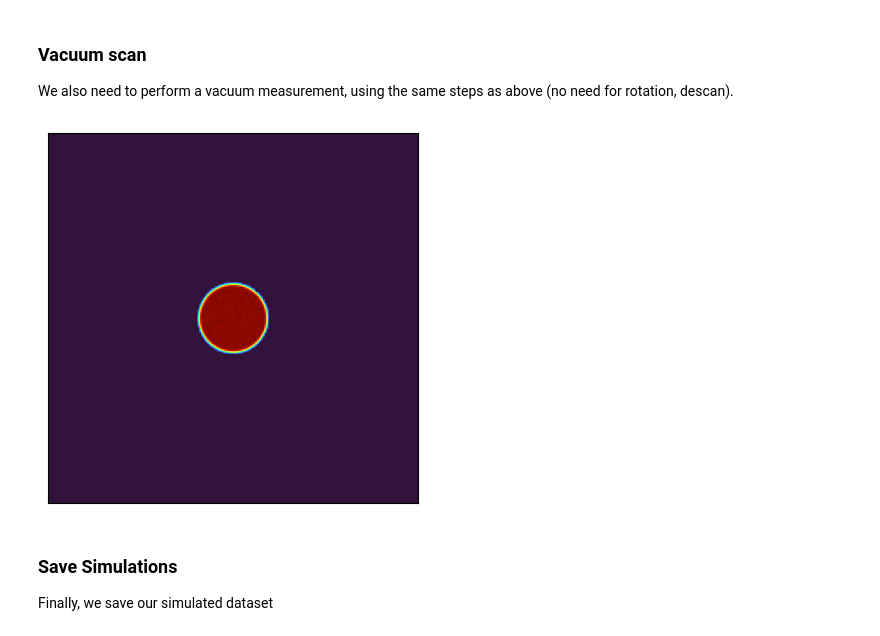
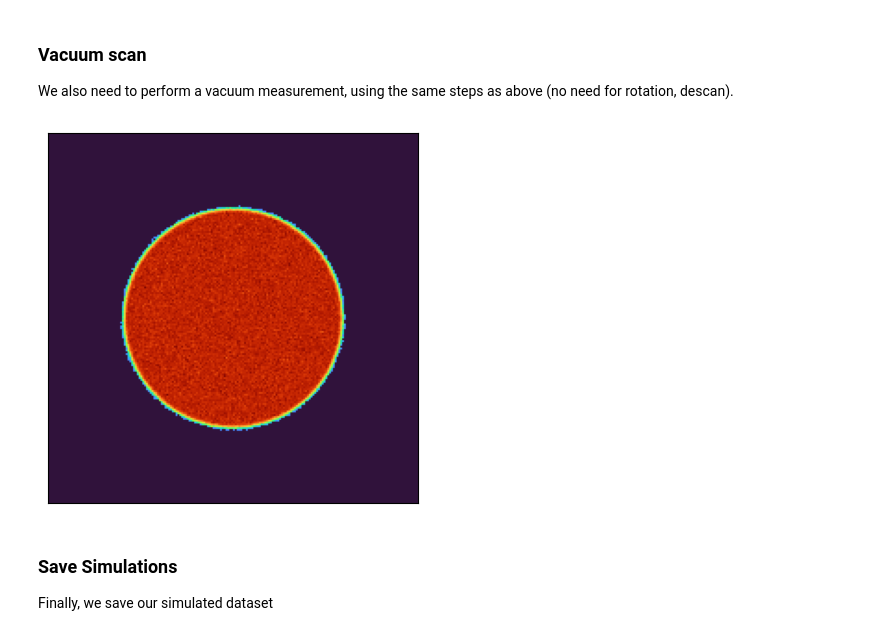
Before and after one commit to Wendywanw/py4DSTEM_tutorials, a Jupyter notebook: notebooks/ptychography_00.ipynb, the cells around one changed output. Cells and saved outputs as stored; diff of their text form; code cells hidden in the pictures.

Commit message:
images upload

```diff
--- a/notebooks/ptychography_00.ipynb
+++ b/notebooks/ptychography_00.ipynb
@@ -36,7 +53,7 @@ print(abtem.__version__)
 
 First, we import the atomic coordinates and create the atomic simulation environment (ASE) Atoms object.
 # %%
-with h5py.File("/Users/wendy/github_python/py4DSTEM_tutorials/data/Ducky Coordinates.mat","r") as f:
+with h5py.File("../data/Ducky Coordinates.mat","r") as f:
     atoms = f['atoms'][:].T
     cell_dim = f['cell_dim'][:].ravel()
 
@@ -52,4 +69,5 @@ abtem.show_atoms(ducky_atoms,ax=axs[0])
 abtem.show_atoms(ducky_atoms,plane='xz',ax=axs[1])
 
 fig.tight_layout()
+plt.show()
 # %% [output]
@@ -112,0 +104,21 @@ fig.tight_layout()
+# %%
+
+parameters = {
+    'C10': -750 ,
+    'C30': -8e4 ,
+    'C50': 5e7 ,
+    'C12': 0,
+    'phi12': np.deg2rad(0),
+
+    'C23': 200,
+    'phi23': np.deg2rad(0),
+
+}
+# %%
+
+probe_01 = abtem.Probe(
+    energy=300e3,
+    semiangle_cutoff=30,
+    parameters=parameters,
+    device='gpu',
+)
@@ -126,7 +152,7 @@ pixelated_detector = abtem.PixelatedDetector(
 grid_scan_01 = abtem.GridScan(
     start = [20, 20],
     end = [180,180],
-    sampling=20,
+    sampling=4,
 )
 
 measurement_01 = probe_01.scan(
@@ -267,31 +295,32 @@ We also need to perform a vacuum measurement, using the same steps as above (no
 # %%
 position_scan = PositionScan([[0,0]])
 empty_potential = potential.copy()
 
-xp = abtem.device.get_array_module(empty_potential._array)
+xp = cp.get_array_module(empty_potential._array)
 empty_potential._array = xp.zeros_like(empty_potential._array)
 
 vacuum_probe_01 = probe_01.scan(
     position_scan,
     pixelated_detector,
     empty_potential,
     pbar=False
 )[0]
 
 vacuum_probe_01 = vacuum_probe_01.array
 vacuum_probe_01 = vacuum_probe_01[500:-500,500:-500].reshape((200,5,200,5)).sum((1,3))
 vacuum_probe_01 = np.random.poisson((vacuum_probe_01 * electron_dose_per_probe_01).clip(0)).astype(np.uint64)
 
 py4DSTEM.show(
     vacuum_probe_01,
     cmap='turbo',
     vmax=1,
     power=0.333,
     figsize=(4,4),
     ticks=False,
 )
+plt.show()
 # %% [output]
-[figure, old version]
+[figure, new version]
 # %% [markdown]
 ### Save Simulations
 
```
Also changed, not shown: parts of 18 cells of this notebook, 57 other files.
